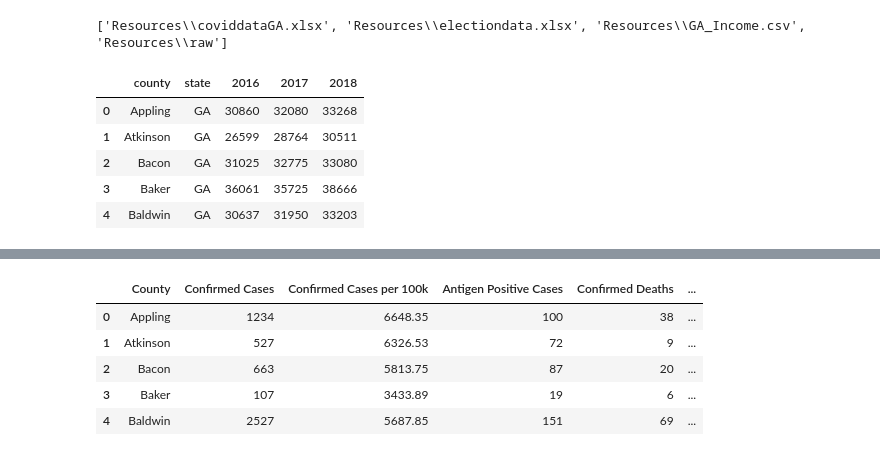
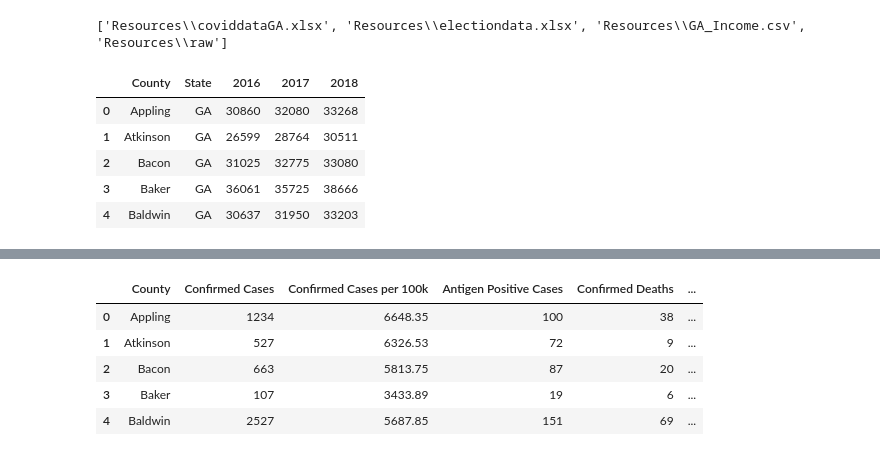
Before and after one commit to mklein1997/etlproject, a Jupyter notebook: ETLProject.ipynb, the cells around one changed output, grey strips where cells are left out. Cells and saved outputs as stored; diff of their text form; code cells hidden in the pictures.

```diff
--- a/ETLProject.ipynb
+++ b/ETLProject.ipynb
@@ -22,11 +22,12 @@ print(file_path)
 # %% [output]
 ['Resources\\coviddataGA.xlsx', 'Resources\\electiondata.xlsx', 'Resources\\GA_Income.csv', 'Resources\\raw']
 # %%
+# Read income dataset
 income_df = pd.read_csv(file_path[2])
-income_df.rename(columns = {'County': 'county', 'State': 'state'}, inplace = True)
+#income_df.rename(columns = {'County': 'county', 'State': 'state'}, inplace = True)
 income_df.head()
 # %% [output]
-|  | county | state | 2016 | 2017 | 2018 |
+|  | County | State | 2016 | 2017 | 2018 |
 | 0 | Appling | GA | 30860 | 32080 | 33268 |
 | 1 | Atkinson | GA | 26599 | 28764 | 30511 |
 | 2 | Bacon | GA | 31025 | 32775 | 33080 |
```
Also changed, not shown: parts of 18 cells of this notebook, 3 other files.
